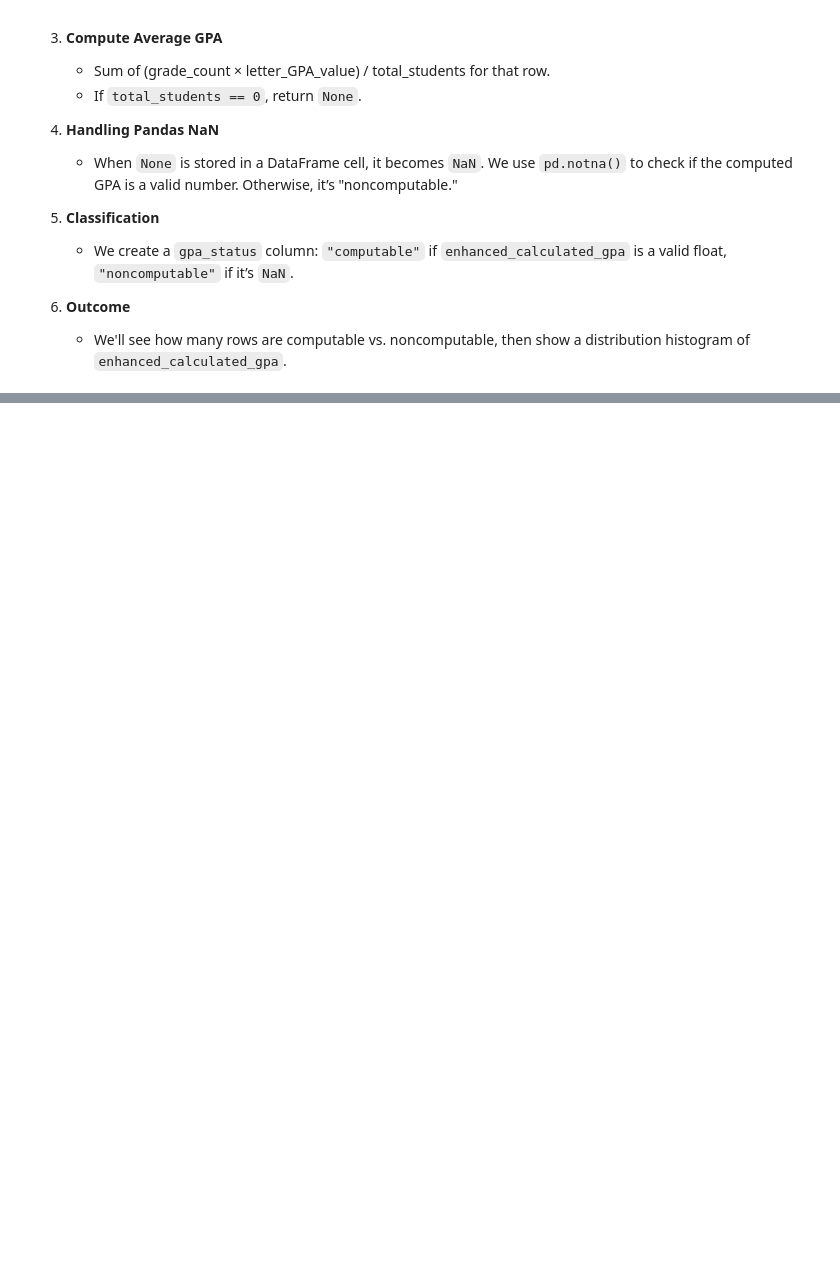
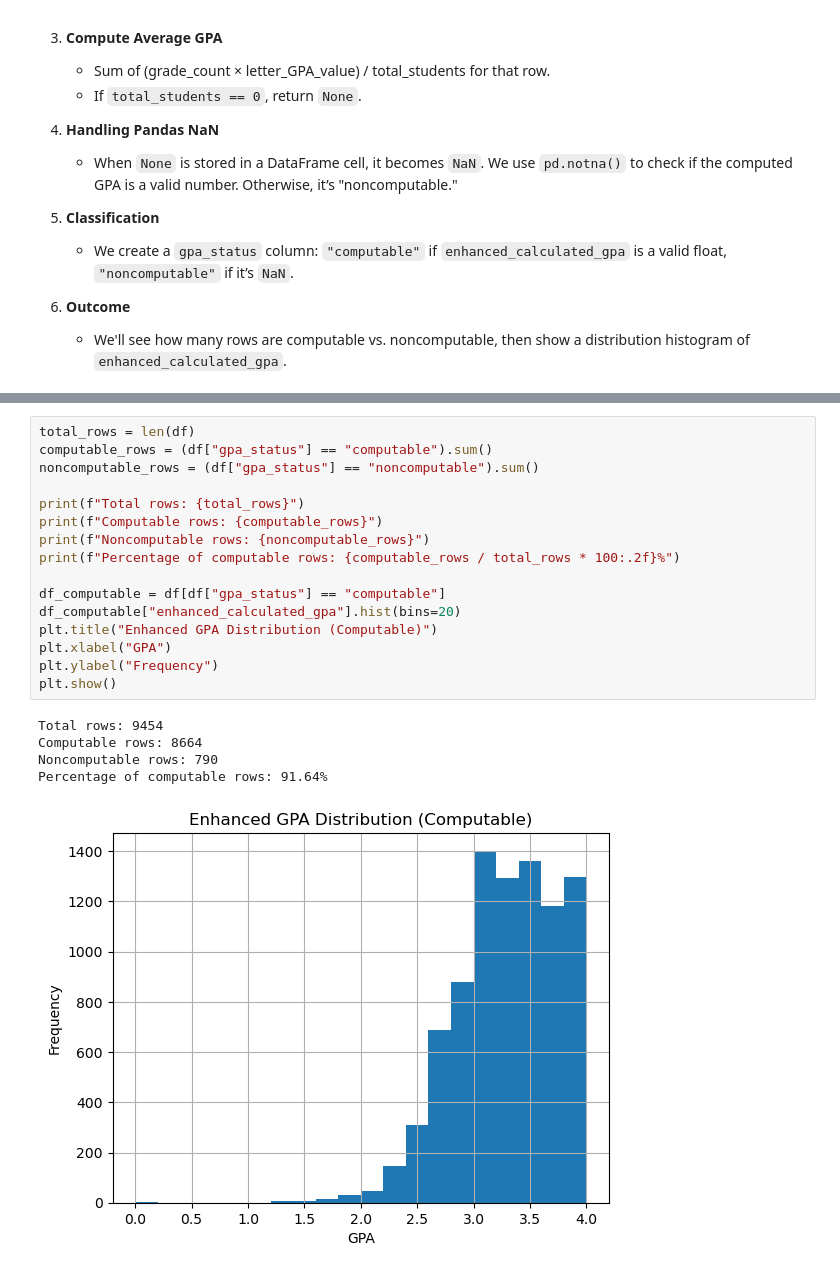
Before and after one commit to jialinh4/UCSD_Course_Eval, a Jupyter notebook: analysis/notebooks/01_phase1_data_cleaning.ipynb, the cells around one changed output, grey strips where cells are left out. Drawn from its saved outputs; the diff is of its cells as text; blank space fills up the shorter version.

```diff
--- a/analysis/notebooks/01_phase1_data_cleaning.ipynb
+++ b/analysis/notebooks/01_phase1_data_cleaning.ipynb
@@ -188,0 +174,22 @@ Percentage of computable rows: 91.64%
+# %%
+total_rows = len(df)
+computable_rows = (df["gpa_status"] == "computable").sum()
+noncomputable_rows = (df["gpa_status"] == "noncomputable").sum()
+
+print(f"Total rows: {total_rows}")
+print(f"Computable rows: {computable_rows}")
+print(f"Noncomputable rows: {noncomputable_rows}")
+print(f"Percentage of computable rows: {computable_rows / total_rows * 100:.2f}%")
+
+df_computable = df[df["gpa_status"] == "computable"]
+df_computable["enhanced_calculated_gpa"].hist(bins=20)
+plt.title("Enhanced GPA Distribution (Computable)")
+plt.xlabel("GPA")
+plt.ylabel("Frequency")
+plt.show()
+# %% [output]
+Total rows: 9454
+Computable rows: 8664
+Noncomputable rows: 790
+Percentage of computable rows: 91.64%
+[figure, added]
```
Also changed, not shown: parts of 5 cells of this notebook, 8 other files.
